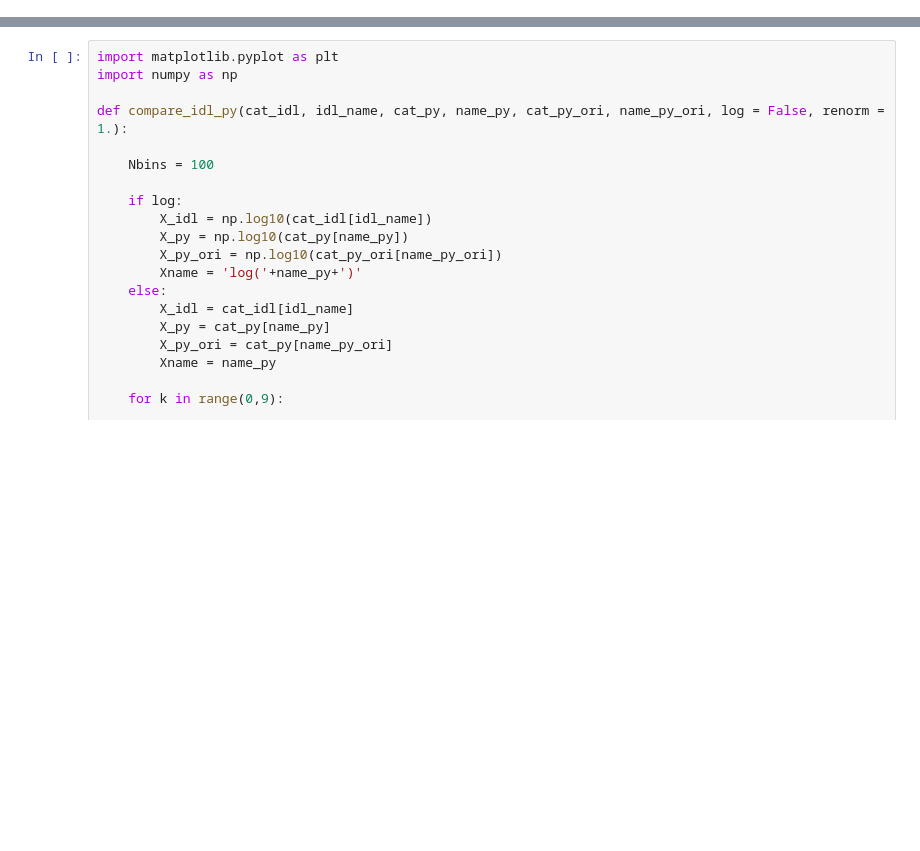
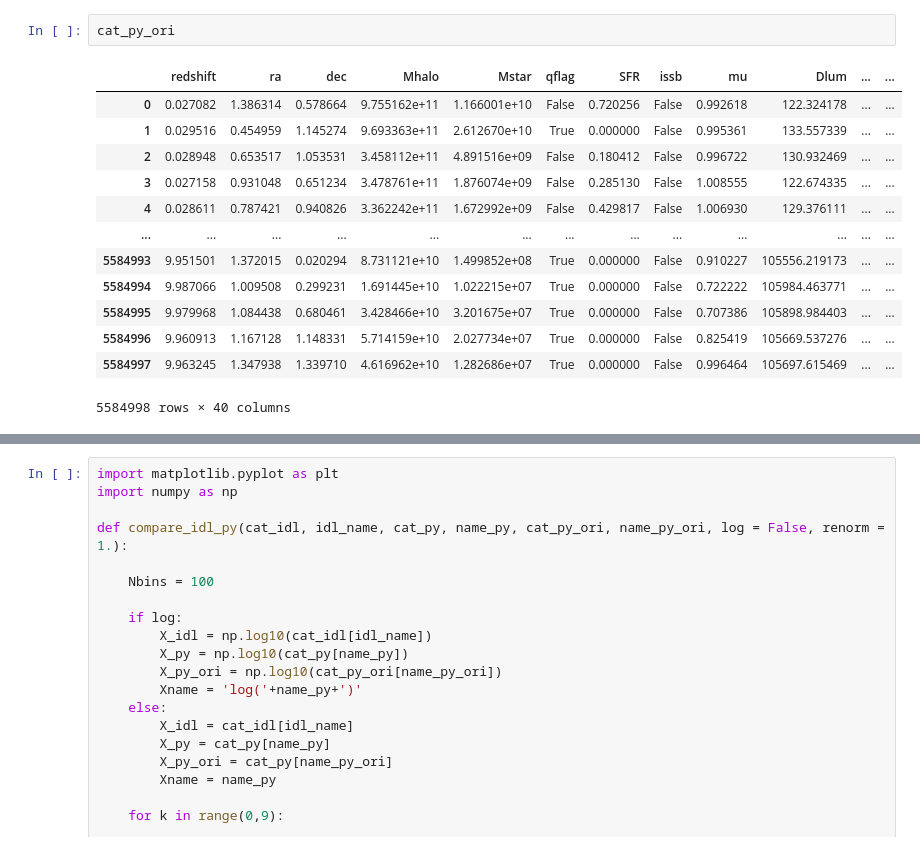
Before and after one commit to Yogesh3/sides, a Jupyter notebook: PYSIDES/Check_IDL_python_consistency.ipynb, the cells around one changed output, grey strips where cells are left out. Drawn from its saved outputs; the diff is of its cells as text; blank space fills up the shorter version.

```diff
--- a/PYSIDES/Check_IDL_python_consistency.ipynb
+++ b/PYSIDES/Check_IDL_python_consistency.ipynb
@@ -25,3 +42,19 @@ Index(['redshift', 'Mstar', 'qflag', 'SFR', 'issb', 'mu', 'Dlum', 'Umean',
+# %%
+cat_py_ori
+# %% [output]
+|  | redshift | ra | dec | Mhalo | Mstar | qflag | SFR | issb | mu | Dlum | ... | ... |
+| 0 | 0.027082 | 1.386314 | 0.578664 | 9.755162e+11 | 1.166001e+10 | False | 0.720256 | False | 0.992618 | 122.324178 | ... | ... |
+| 1 | 0.029516 | 0.454959 | 1.145274 | 9.693363e+11 | 2.612670e+10 | True | 0.000000 | False | 0.995361 | 133.557339 | ... | ... |
+| 2 | 0.028948 | 0.653517 | 1.053531 | 3.458112e+11 | 4.891516e+09 | False | 0.180412 | False | 0.996722 | 130.932469 | ... | ... |
+| 3 | 0.027158 | 0.931048 | 0.651234 | 3.478761e+11 | 1.876074e+09 | False | 0.285130 | False | 1.008555 | 122.674335 | ... | ... |
+| 4 | 0.028611 | 0.787421 | 0.940826 | 3.362242e+11 | 1.672992e+09 | False | 0.429817 | False | 1.006930 | 129.376111 | ... | ... |
+| ... | ... | ... | ... | ... | ... | ... | ... | ... | ... | ... | ... | ... |
+| 5584993 | 9.951501 | 1.372015 | 0.020294 | 8.731121e+10 | 1.499852e+08 | True | 0.000000 | False | 0.910227 | 105556.219173 | ... | ... |
+| 5584994 | 9.987066 | 1.009508 | 0.299231 | 1.691445e+10 | 1.022215e+07 | True | 0.000000 | False | 0.722222 | 105984.463771 | ... | ... |
+| 5584995 | 9.979968 | 1.084438 | 0.680461 | 3.428466e+10 | 3.201675e+07 | True | 0.000000 | False | 0.707386 | 105898.984403 | ... | ... |
+| 5584996 | 9.960913 | 1.167128 | 1.148331 | 5.714159e+10 | 2.027734e+07 | True | 0.000000 | False | 0.825419 | 105669.537276 | ... | ... |
+| 5584997 | 9.963245 | 1.347938 | 1.339710 | 4.616962e+10 | 1.282686e+07 | True | 0.000000 | False | 0.996464 | 105697.615469 | ... | ... |
+5584998 rows × 40 columns
 # %%
 cat_idl
 # %% [output]
```
Also changed, not shown: parts of 5 cells of this notebook, 3 other files.
